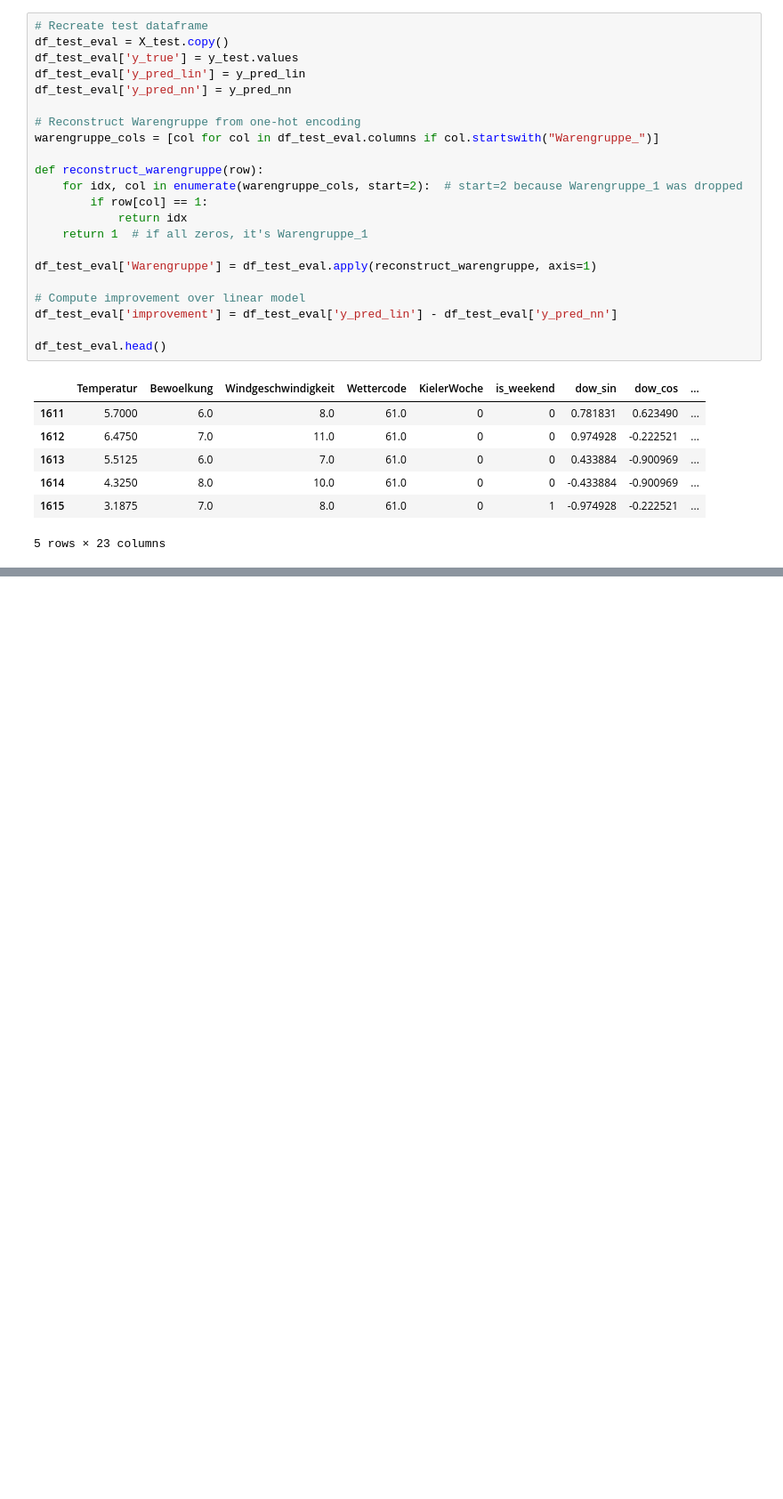
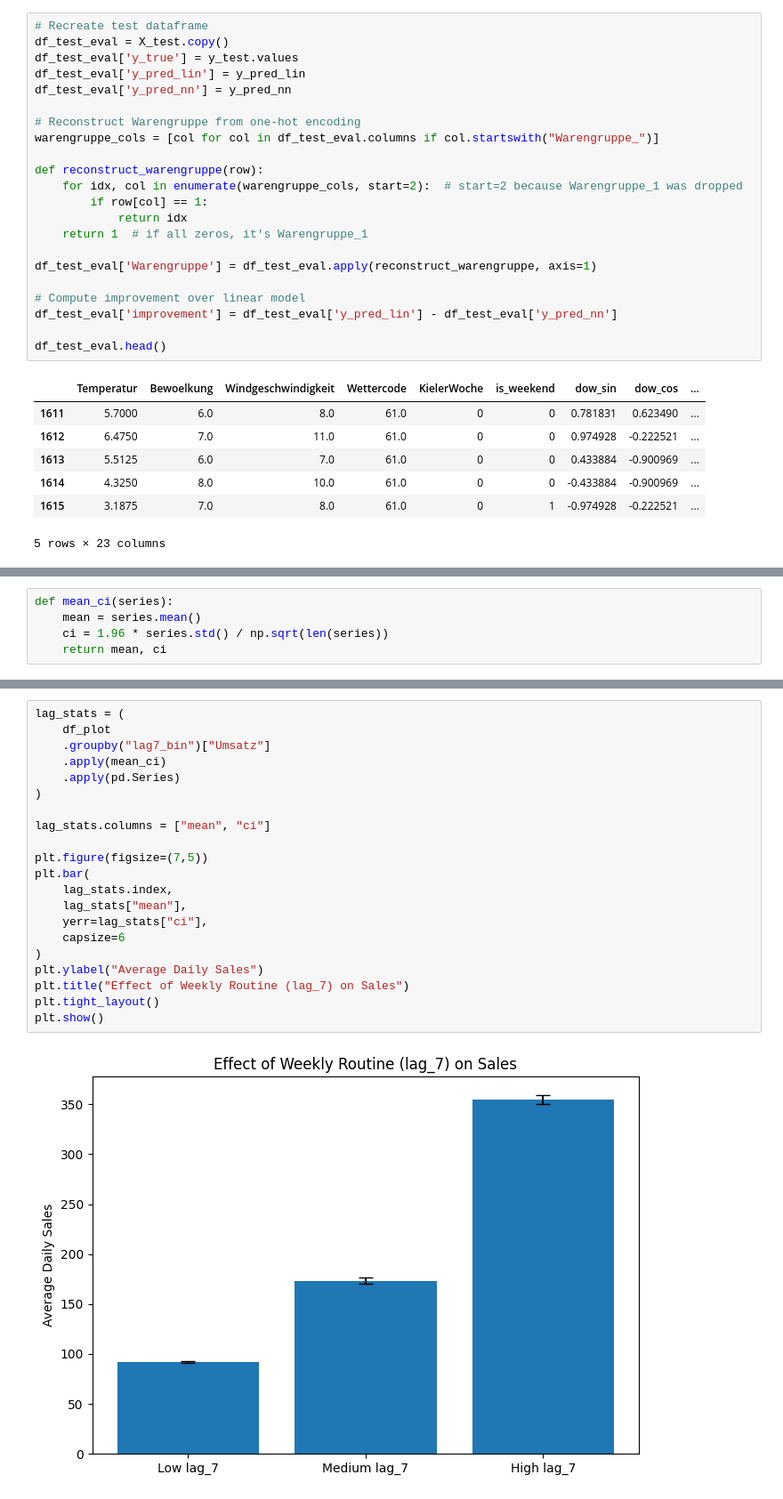
Before and after one commit to ChetnaLourembam/ML-DS, a Jupyter notebook: 3_Model/model_definition_evaluation.ipynb, the cells around one changed output, grey strips where cells are left out. Shown at 89% size. Drawn from its saved outputs; the diff is of its cells as text; blank space fills up the shorter version.

```diff
--- a/3_Model/model_definition_evaluation.ipynb
+++ b/3_Model/model_definition_evaluation.ipynb
@@ -661,0 +753,5 @@ The `ci` parameter is deprecated. Use `errorbar=None` for the same effect.
+# %%
+def mean_ci(series):
+    mean = series.mean()
+    ci = 1.96 * series.std() / np.sqrt(len(series))
+    return mean, ci
@@ -661,0 +772,23 @@ The `ci` parameter is deprecated. Use `errorbar=None` for the same effect.
+# %%
+lag_stats = (
+    df_plot
+    .groupby("lag7_bin")["Umsatz"]
+    .apply(mean_ci)
+    .apply(pd.Series)
+)
+
+lag_stats.columns = ["mean", "ci"]
+
+plt.figure(figsize=(7,5))
+plt.bar(
+    lag_stats.index,
+    lag_stats["mean"],
+    yerr=lag_stats["ci"],
+    capsize=6
+)
+plt.ylabel("Average Daily Sales")
+plt.title("Effect of Weekly Routine (lag_7) on Sales")
+plt.tight_layout()
+plt.show()
+# %% [output]
+[figure, added]
```
Also changed, not shown: parts of 15 cells of this notebook.
